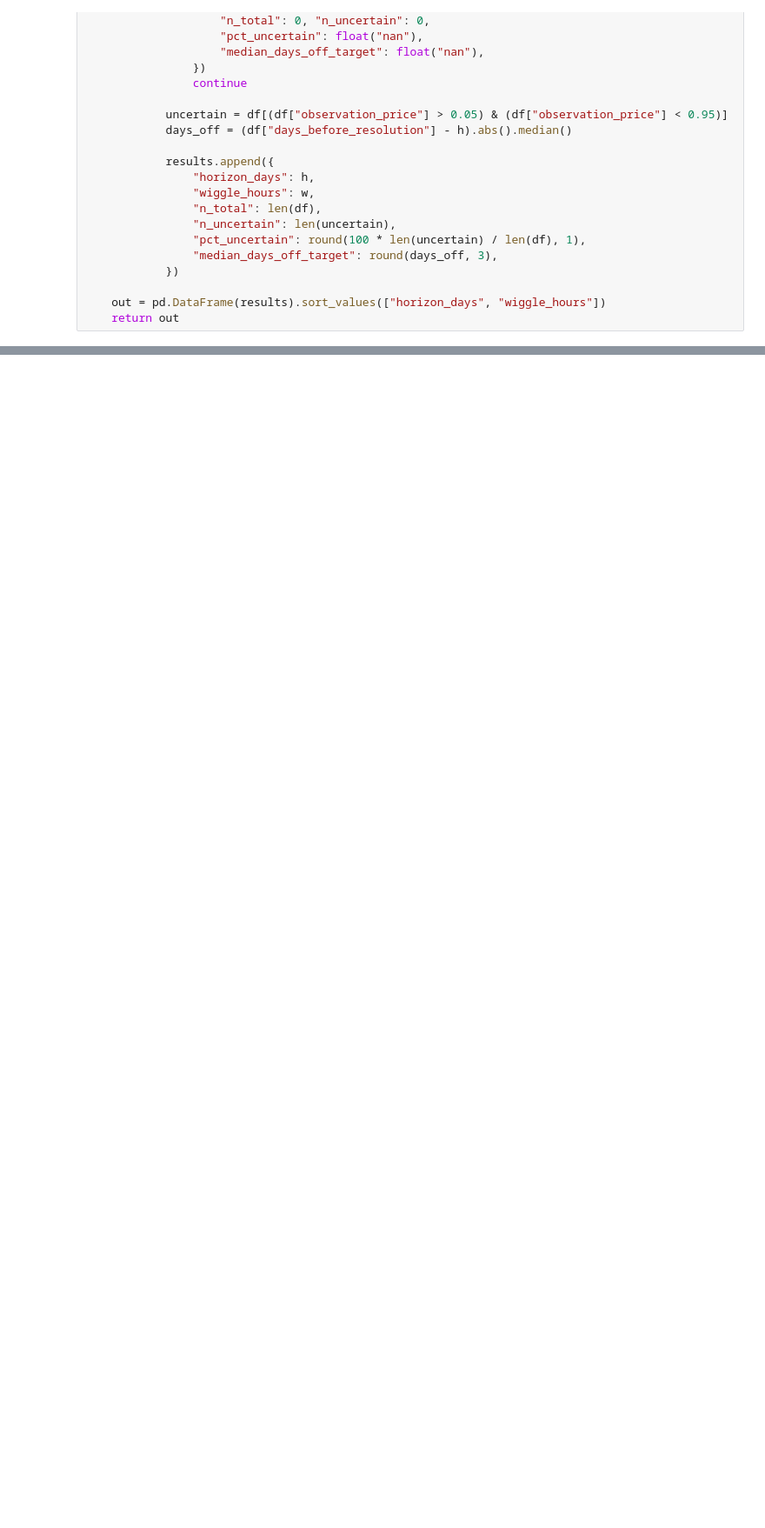
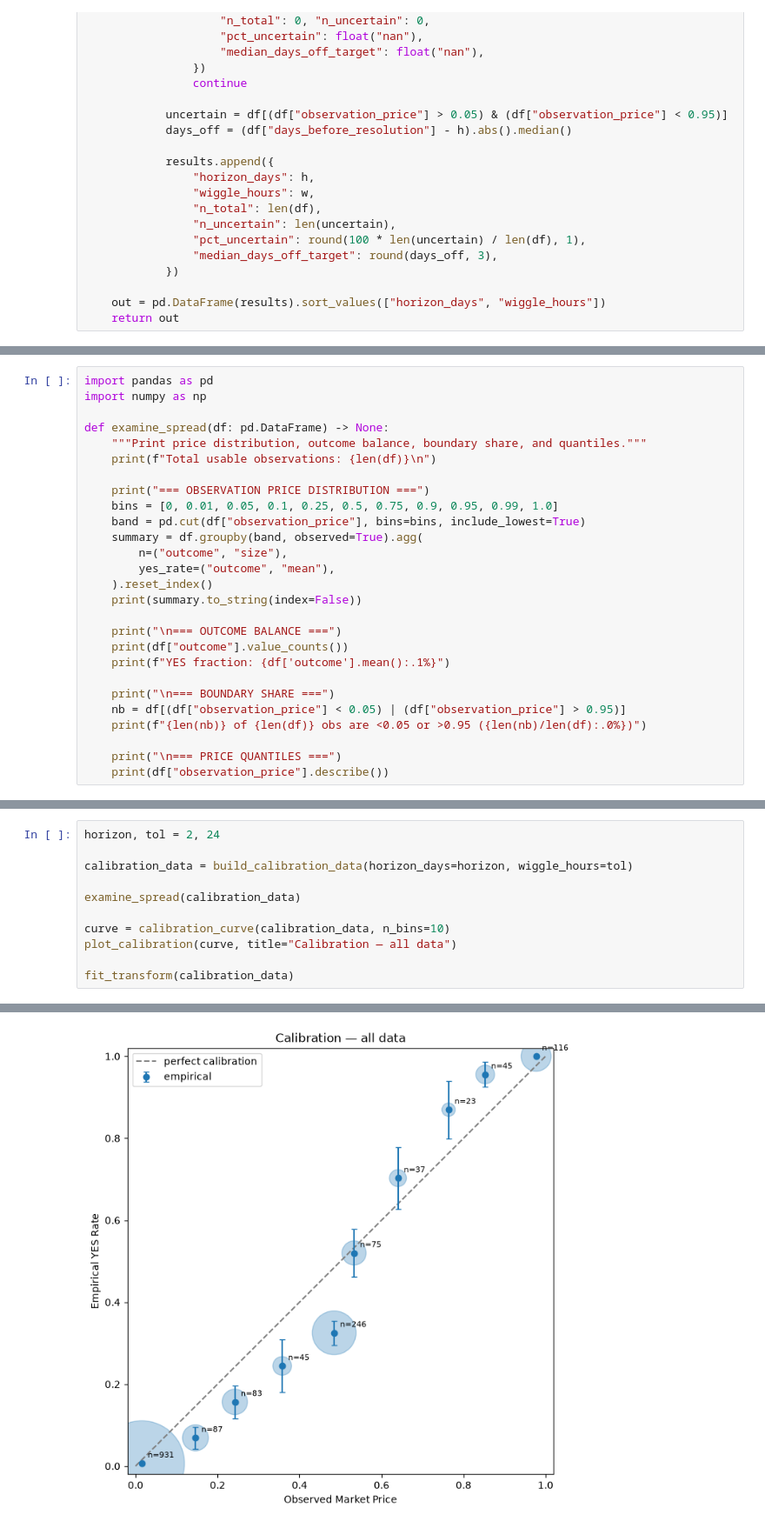
Before and after one commit to BenRodriguez1029/PredictionMarket, a Jupyter notebook: notebooks/m2.ipynb, the cells around one changed output, grey strips where cells are left out. Shown at 87% size. Drawn from its saved outputs; the diff is of its cells as text; blank space fills up the shorter version.

```diff
--- a/notebooks/m2.ipynb
+++ b/notebooks/m2.ipynb
@@ -123,0 +123,27 @@ plot_calibration(curve, title=f"Calibration (horizon={horizon}d, wiggle={tol}h)"
+# %%
+import pandas as pd
+import numpy as np
+
+def examine_spread(df: pd.DataFrame) -> None:
+    """Print price distribution, outcome balance, boundary share, and quantiles."""
+    print(f"Total usable observations: {len(df)}\n")
+
+    print("=== OBSERVATION PRICE DISTRIBUTION ===")
+    bins = [0, 0.01, 0.05, 0.1, 0.25, 0.5, 0.75, 0.9, 0.95, 0.99, 1.0]
+    band = pd.cut(df["observation_price"], bins=bins, include_lowest=True)
+    summary = df.groupby(band, observed=True).agg(
+        n=("outcome", "size"),
+        yes_rate=("outcome", "mean"),
+    ).reset_index()
+    print(summary.to_string(index=False))
+
+    print("\n=== OUTCOME BALANCE ===")
+    print(df["outcome"].value_counts())
+    print(f"YES fraction: {df['outcome'].mean():.1%}")
+
+    print("\n=== BOUNDARY SHARE ===")
+    nb = df[(df["observation_price"] < 0.05) | (df["observation_price"] > 0.95)]
+    print(f"{len(nb)} of {len(df)} obs are <0.05 or >0.95 ({len(nb)/len(df):.0%})")
+
+    print("\n=== PRICE QUANTILES ===")
+    print(df["observation_price"].describe())
@@ -123,0 +213,12 @@ plot_calibration(curve, title=f"Calibration (horizon={horizon}d, wiggle={tol}h)"
+# %%
+horizon, tol = 2, 24
+
+calibration_data = build_calibration_data(horizon_days=horizon, wiggle_hours=tol)
+
+examine_spread(calibration_data)
+
+curve = calibration_curve(calibration_data, n_bins=10)
+plot_calibration(curve, title="Calibration — all data")
+
+fit_transform(calibration_data)
+# %% [output]
@@ -123,0 +242 @@ plot_calibration(curve, title=f"Calibration (horizon={horizon}d, wiggle={tol}h)"
+[figure, added]
```
Also changed, not shown: parts of 16 cells of this notebook, 10 other files.
